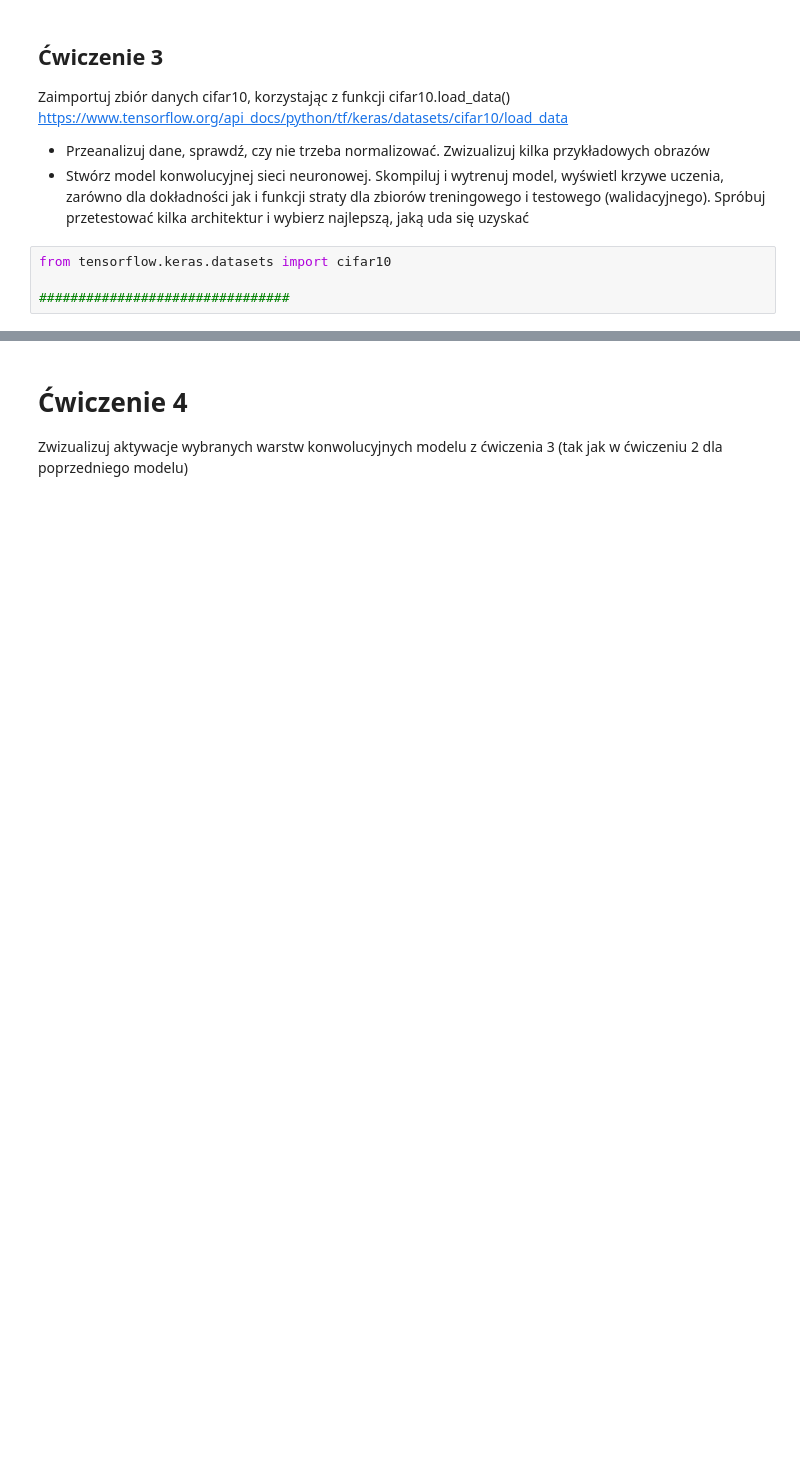
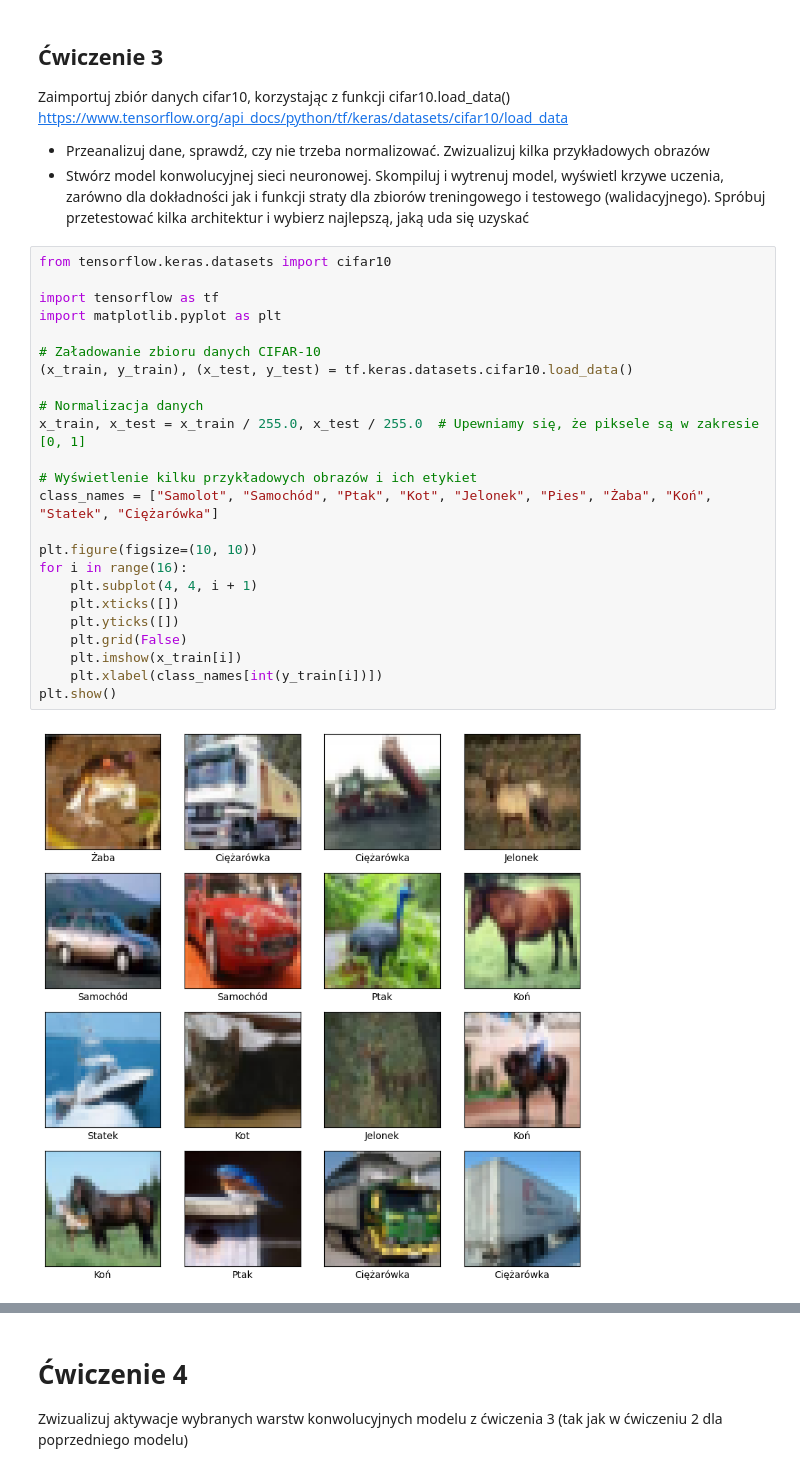
Before and after one commit to DyremiX/laby-snidl, a Jupyter notebook: snnidl_4.ipynb, the cells around one changed output, grey strips where cells are left out. Drawn from its saved outputs; the diff is of its cells as text; blank space fills up the shorter version.

```diff
--- a/snnidl_4.ipynb
+++ b/snnidl_4.ipynb
@@ -38,4 +158,26 @@ activations_model = models.Model(inputs=model.input, outputs=outputs)
 # %%
 from tensorflow.keras.datasets import cifar10
 
-################################
+import tensorflow as tf
+import matplotlib.pyplot as plt
+
+# Załadowanie zbioru danych CIFAR-10
+(x_train, y_train), (x_test, y_test) = tf.keras.datasets.cifar10.load_data()
+
+# Normalizacja danych
+x_train, x_test = x_train / 255.0, x_test / 255.0  # Upewniamy się, że piksele są w zakresie [0, 1]
+
+# Wyświetlenie kilku przykładowych obrazów i ich etykiet
+class_names = ["Samolot", "Samochód", "Ptak", "Kot", "Jelonek", "Pies", "Żaba", "Koń", "Statek", "Ciężarówka"]
+
+plt.figure(figsize=(10, 10))
+for i in range(16):
+    plt.subplot(4, 4, i + 1)
+    plt.xticks([])
+    plt.yticks([])
+    plt.grid(False)
+    plt.imshow(x_train[i])
+    plt.xlabel(class_names[int(y_train[i])])
+plt.show()
+# %% [output]
+[figure, added]
```
Also changed, not shown: parts of 11 cells of this notebook, 1 other file.
